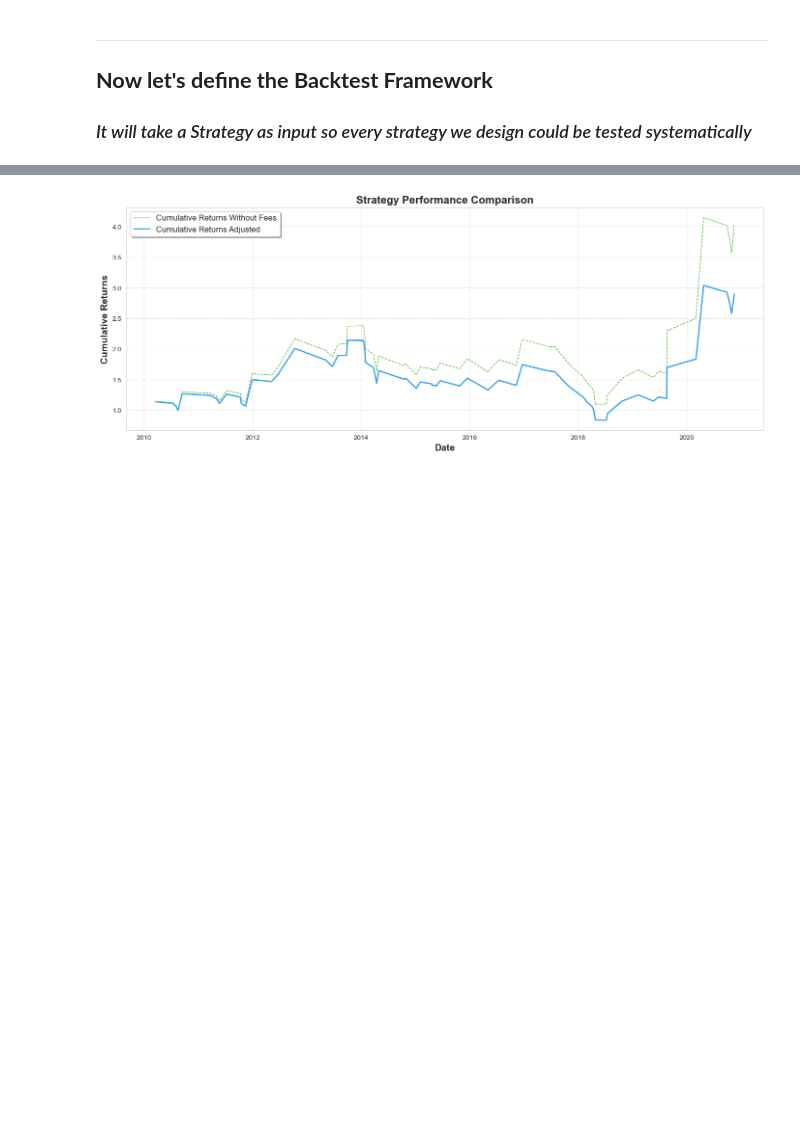
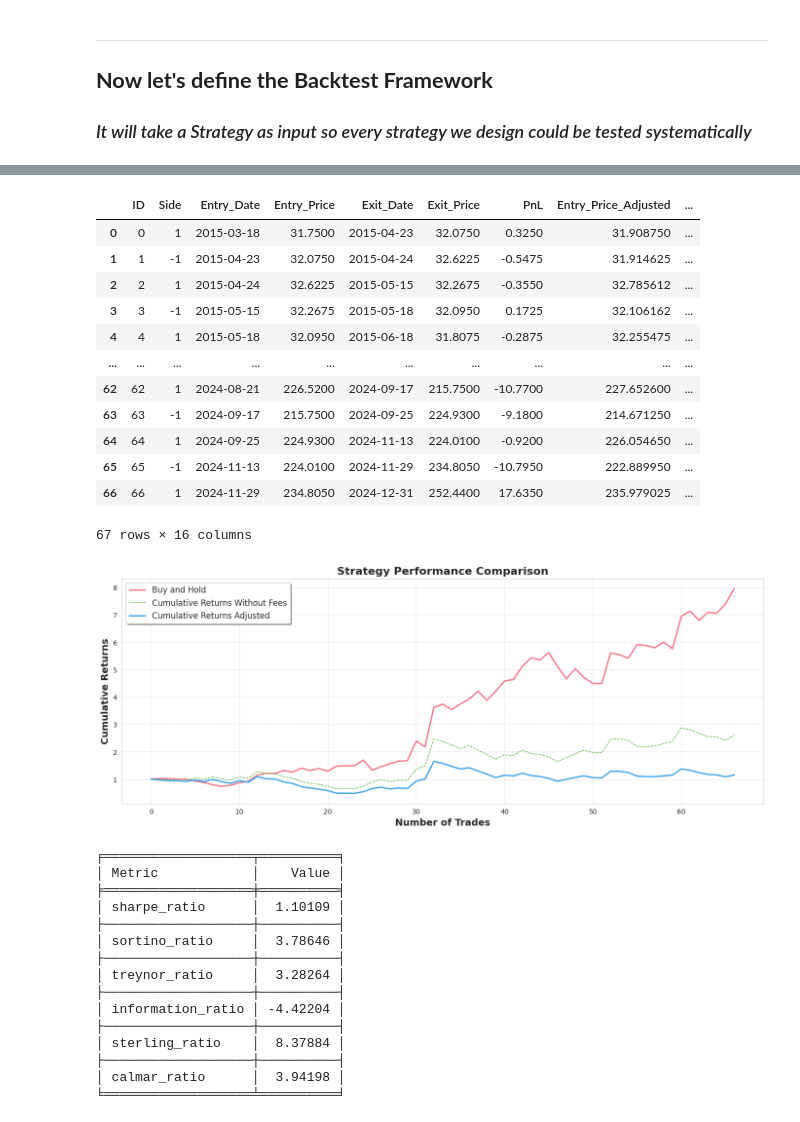
Before and after one commit to Cheval-Paresseux/ChevalParesseux-lib, a Jupyter notebook: notebooks/Naive.ipynb, the cells around one changed output, grey strips where cells are left out. Cells and saved outputs as stored; diff of their text form; code cells hidden in the pictures; blank space fills up the shorter version.

```diff
--- a/notebooks/Naive.ipynb
+++ b/notebooks/Naive.ipynb
@@ -395,16 +598,40 @@ def average_features(
 # %%
+"""
+Let's define the average_features function used in the simple_MAcrossover strategy.
+"""
+def average_features(
+    price_series: pd.Series,
+    window: int,
+):
+    # ======= I. Compute the different smoothed series =======
+    rolling_average = price_series.rolling(window=window + 1).apply(lambda x: np.mean(x[:window]))
+
+    # ======= II. Convert to pd.Series =======
+    rolling_average = pd.Series(rolling_average, index=price_series.index)
+
+    # ======= III. Change Name =======
+    rolling_average.name = f"average_{window}"
+
+    return rolling_average
 
 #! ==================================================================================== #
-#! ====================================== Strategies ================================== #
+#! ====================================== Strategy ==================================== #
 class simple_MAcrossover(Strategy):
     def __init__(self):
         super().__init__()
 
+        # ======= Strategy parameters =======
         self.window_big = None
         self.window_small = None
 
     #*____________________________________________________________________________________ #
     def set_params(self, window_big: int, window_small: int):
+        """
+        For this strategy, we need to set the windows of the moving averages.
+
+            - window_big (int) : window of the big moving average
+            - window_small (int) : window of the small moving
+        """
         self.window_big = window_big
         self.window_small = window_small
 
@@ -450,10 +677,48 @@ class simple_MAcrossover(Strategy):
 
         return signals_df
 # %%
-backtest = Backtest(strategy=simple_MAcrossover(), brokerage_cost=0.005, slippage_cost=0.0)
+"""
+That's it, we can now run the backtest and plot the results.
+"""
+
+backtest = Backtest(strategy=simple_MAcrossover(), brokerage_cost=0.002, slippage_cost=0.005)
 backtest.set_computingParams(date_name='date', bid_open_name='open', ask_open_name='open')
-backtest.set_backtestParams(ticker='AAPL', start_date='2010-01-01', end_date='2021-01-01', strategy_params={'window_big': 50, 'window_small': 10})
-operations_df, signals_df = backtest.run_backtest()
-backtest.plot_strategy(by_date=True, BuyAndHold=False)
+backtest.set_backtestParams(ticker='AAPL', start_date='2015-01-01', end_date='2025-01-01', strategy_params={'window_big': 50, 'window_small': 10})
+operations_df, signals_df, operation_stats, time_stats = backtest.run_backtest()
+operations_df
 # %% [output]
-[figure, removed]
+|  | ID | Side | Entry_Date | Entry_Price | Exit_Date | Exit_Price | PnL | Entry_Price_Adjusted | ... |
+| 0 | 0 | 1 | 2015-03-18 | 31.7500 | 2015-04-23 | 32.0750 | 0.3250 | 31.908750 | ... |
+| 1 | 1 | -1 | 2015-04-23 | 32.0750 | 2015-04-24 | 32.6225 | -0.5475 | 31.914625 | ... |
+| 2 | 2 | 1 | 2015-04-24 | 32.6225 | 2015-05-15 | 32.2675 | -0.3550 | 32.785612 | ... |
+| 3 | 3 | -1 | 2015-05-15 | 32.2675 | 2015-05-18 | 32.0950 | 0.1725 | 32.106162 | ... |
+| 4 | 4 | 1 | 2015-05-18 | 32.0950 | 2015-06-18 | 31.8075 | -0.2875 | 32.255475 | ... |
+| ... | ... | ... | ... | ... | ... | ... | ... | ... | ... |
+| 62 | 62 | 1 | 2024-08-21 | 226.5200 | 2024-09-17 | 215.7500 | -10.7700 | 227.652600 | ... |
+| 63 | 63 | -1 | 2024-09-17 | 215.7500 | 2024-09-25 | 224.9300 | -9.1800 | 214.671250 | ... |
+| 64 | 64 | 1 | 2024-09-25 | 224.9300 | 2024-11-13 | 224.0100 | -0.9200 | 226.054650 | ... |
+| 65 | 65 | -1 | 2024-11-13 | 224.0100 | 2024-11-29 | 234.8050 | -10.7950 | 222.889950 | ... |
+| 66 | 66 | 1 | 2024-11-29 | 234.8050 | 2024-12-31 | 252.4400 | 17.6350 | 235.979025 | ... |
+67 rows × 16 columns
+# %%
+"""Let's plot the results as operations bars."""
+backtest.plot_operationsBars(by_date=False)
+table = [(key, value) for key, value in operation_stats.items()]
+print(tabulate(table, headers=["Metric", "Value"], tablefmt="fancy_grid"))
+# %% [output]
+[figure, added]
+╒═══════════════════╤══════════╕
+│ Metric            │    Value │
+╞═══════════════════╪══════════╡
+│ sharpe_ratio      │  1.10109 │
+├───────────────────┼──────────┤
+│ sortino_ratio     │  3.78646 │
+├───────────────────┼──────────┤
+│ treynor_ratio     │  3.28264 │
+├───────────────────┼──────────┤
+│ information_ratio │ -4.42204 │
+├───────────────────┼──────────┤
+│ sterling_ratio    │  8.37884 │
+├───────────────────┼──────────┤
+│ calmar_ratio      │  3.94198 │
+╘═══════════════════╧══════════╛
```
Also changed, not shown: parts of 15 cells of this notebook, 2 other files.
